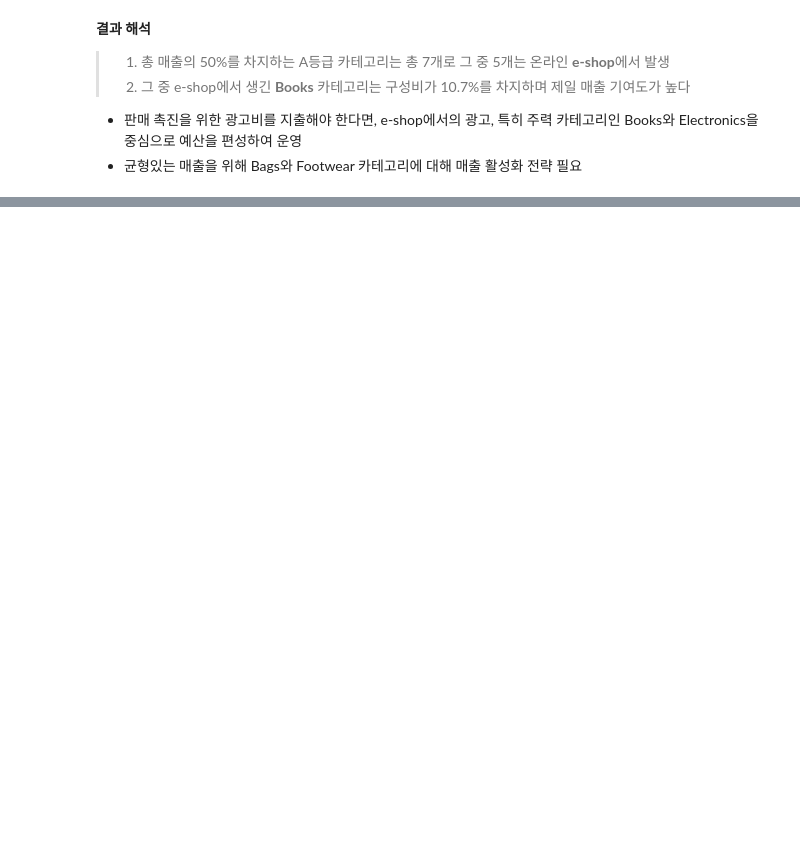
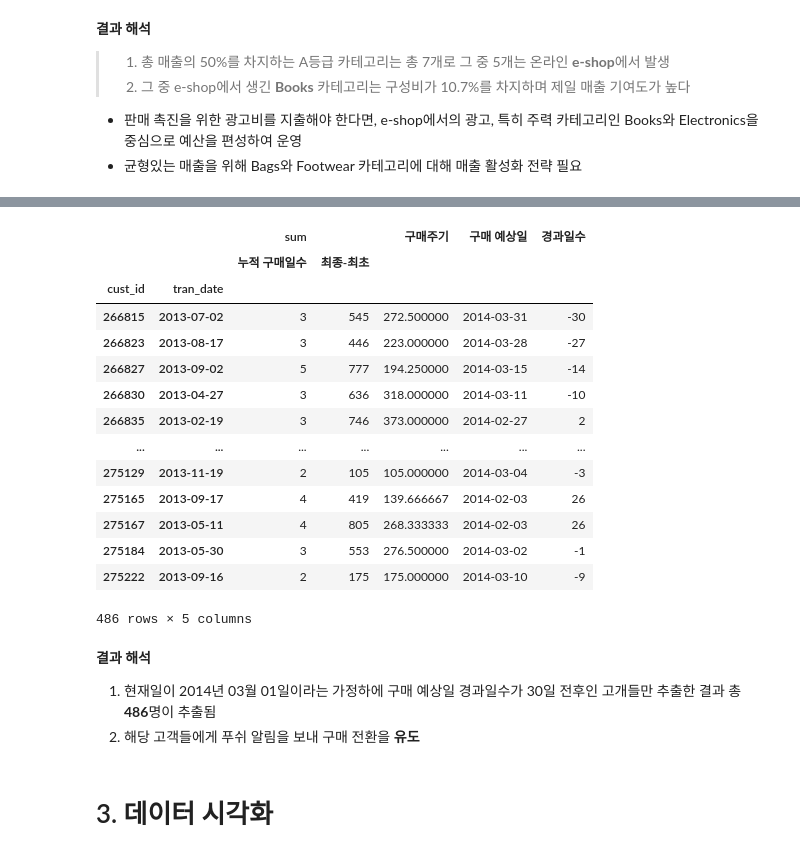
Before and after one commit to sunnyl94/Data-Analysis-Folder, a Jupyter notebook: Retail_Case_Study.ipynb, the cells around one changed output, grey strips where cells are left out. Cells and saved outputs as stored; diff of their text form; code cells hidden in the pictures; blank space fills up the shorter version.

```diff
--- a/Retail_Case_Study.ipynb
+++ b/Retail_Case_Study.ipynb
@@ -918,0 +905,3 @@ plt.show()
+# %%
+# 현재 날짜
+today = '2014-03-01'
@@ -918,0 +968,25 @@ plt.show()
+# %%
+# 경과일수가 30일보다 크거나 작은 고객들만 추출
+cycle_df[(cycle_df['경과일수'] <= 30) & (cycle_df['경과일수'] >= -30)]
+# %% [output]
+|  |  | sum |  | 구매주기 | 구매 예상일 | 경과일수 |
+|  |  | 누적 구매일수 | 최종-최초 |  |  |  |
+| cust_id | tran_date |  |  |  |  |  |
+| 266815 | 2013-07-02 | 3 | 545 | 272.500000 | 2014-03-31 | -30 |
+| 266823 | 2013-08-17 | 3 | 446 | 223.000000 | 2014-03-28 | -27 |
+| 266827 | 2013-09-02 | 5 | 777 | 194.250000 | 2014-03-15 | -14 |
+| 266830 | 2013-04-27 | 3 | 636 | 318.000000 | 2014-03-11 | -10 |
+| 266835 | 2013-02-19 | 3 | 746 | 373.000000 | 2014-02-27 | 2 |
+| ... | ... | ... | ... | ... | ... | ... |
+| 275129 | 2013-11-19 | 2 | 105 | 105.000000 | 2014-03-04 | -3 |
+| 275165 | 2013-09-17 | 4 | 419 | 139.666667 | 2014-02-03 | 26 |
+| 275167 | 2013-05-11 | 4 | 805 | 268.333333 | 2014-02-03 | 26 |
+| 275184 | 2013-05-30 | 3 | 553 | 276.500000 | 2014-03-02 | -1 |
+| 275222 | 2013-09-16 | 2 | 175 | 175.000000 | 2014-03-10 | -9 |
+486 rows × 5 columns
+# %% [markdown]
+**결과 해석**
+1. 현재일이 2014년 03월 01일이라는 가정하에 구매 예상일 경과일수가 30일 전후인 고개들만 추출한 결과 총 **486**명이 추출됨
+2. 해당 고객들에게 푸쉬 알림을 보내 구매 전환을 **유도**
+# %% [markdown]
+# 3. 데이터 시각화
```
Also changed, not shown: parts of 5 cells of this notebook.
